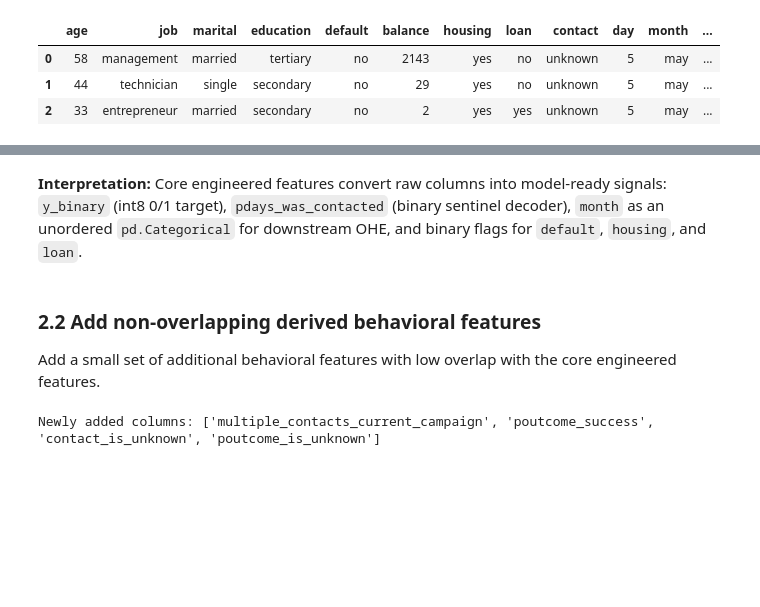
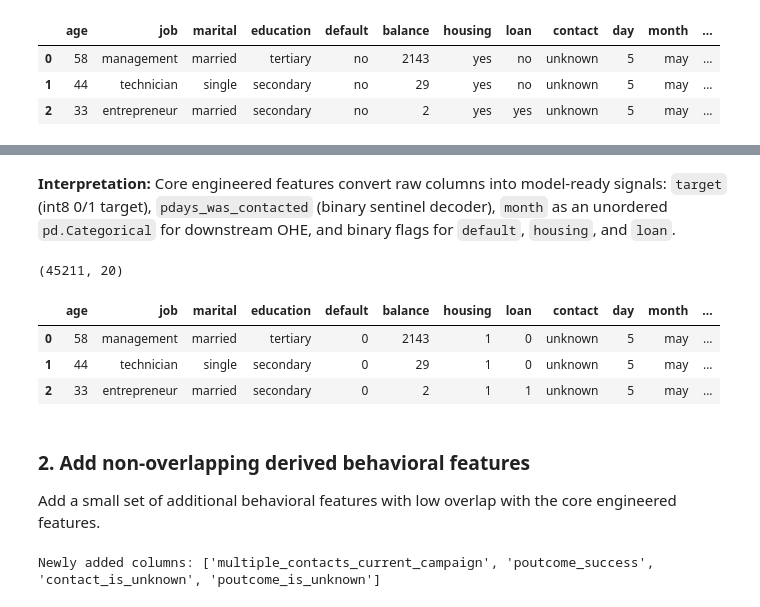
Before and after one commit to tonantzin-real/IDS_705_final_project, a Jupyter notebook: 02_preprocessing.ipynb, the cells around one changed output, grey strips where cells are left out. Cells and saved outputs as stored; diff of their text form; code cells hidden in the pictures; blank space fills up the shorter version.

```diff
--- a/02_preprocessing.ipynb
+++ b/02_preprocessing.ipynb
@@ -128,9 +124,18 @@ display(
 | 3 | 0 | 0 | NaN | may | 0 | 1 | 0 |
 | 4 | 0 | 0 | NaN | may | 0 | 0 | 0 |
 # %% [markdown]
-**Interpretation:** Core engineered features convert raw columns into model-ready signals: `y_binary` (int8 0/1 target), `pdays_was_contacted` (binary sentinel decoder), `month` as an unordered `pd.Categorical` for downstream OHE, and binary flags for `default`, `housing`, and `loan`.
+**Interpretation:** Core engineered features convert raw columns into model-ready signals: `target` (int8 0/1 target), `pdays_was_contacted` (binary sentinel decoder), `month` as an unordered `pd.Categorical` for downstream OHE, and binary flags for `default`, `housing`, and `loan`.
+# %%
+print(processed.shape)
+processed.head(3)
+# %% [output]
+(45211, 20)
+|  | age | job | marital | education | default | balance | housing | loan | contact | day | month | ... |
+| 0 | 58 | management | married | tertiary | 0 | 2143 | 1 | 0 | unknown | 5 | may | ... |
+| 1 | 44 | technician | single | secondary | 0 | 29 | 1 | 0 | unknown | 5 | may | ... |
+| 2 | 33 | entrepreneur | married | secondary | 0 | 2 | 1 | 1 | unknown | 5 | may | ... |
 # %% [markdown]
-### 2.2 Add non-overlapping derived behavioral features
+### 2. Add non-overlapping derived behavioral features
 Add a small set of additional behavioral features with low overlap with the core engineered features.
 # %%
 new_columns = []
```
Also changed, not shown: parts of 40 cells of this notebook, 3 other files.
